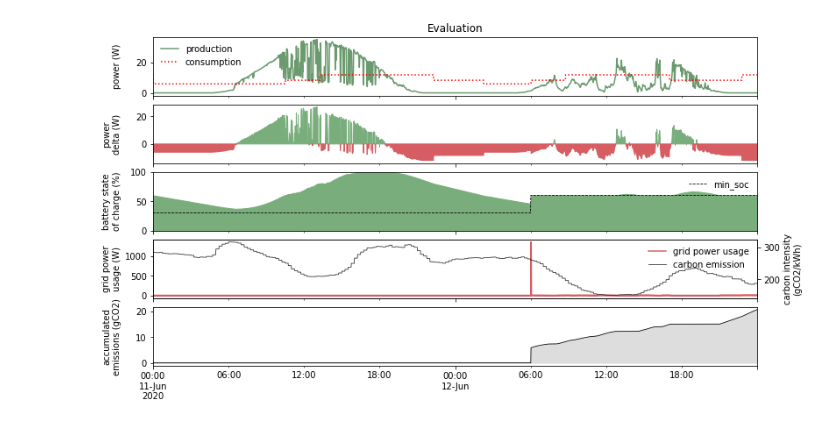
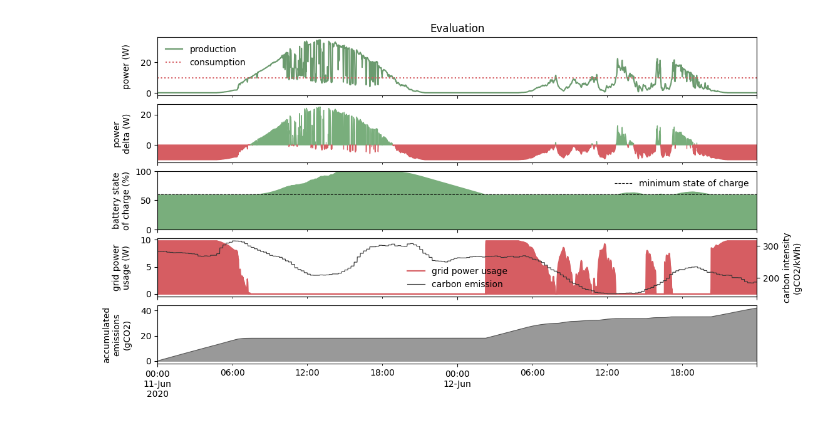
Before and after one commit to dos-group/vessim, a Jupyter notebook: examples/data_analysis.ipynb, the cells around one changed output. Saved outputs shown, nothing was run; the diff lists cells and outputs as text; code cells hidden in the pictures.

```diff
--- a/examples/data_analysis.ipynb
+++ b/examples/data_analysis.ipynb
@@ -2,12 +2,12 @@
 import os
 import pandas as pd
 
-DATA_FILE_PATH = os.path.abspath("../data.csv")
+DATA_FILE_PATH = os.path.abspath("../result.csv")
 with open(DATA_FILE_PATH, "r") as f:
     data = pd.read_csv(f, index_col=0)
 # %%
-from vessim.analysis import plot_evaluation
+from vessim.analysis import plot_basic_evaluation
 
-plot_evaluation(data)
+plot_basic_evaluation(data)
 # %% [output]
-[figure, old version]
+[figure, new version]
```
Also changed, not shown: 1 other file.
